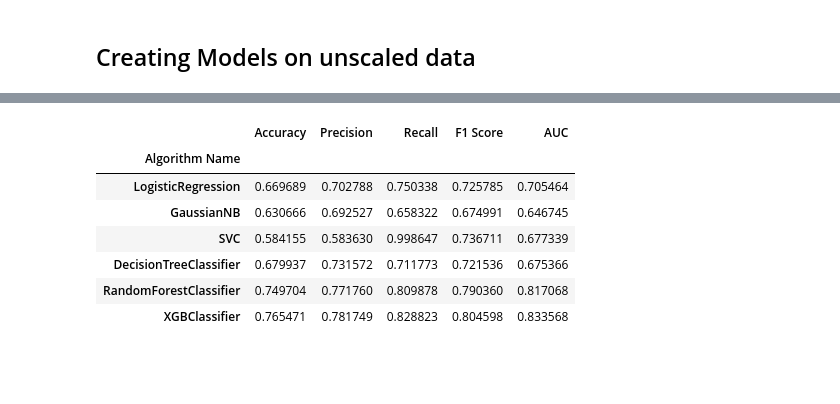
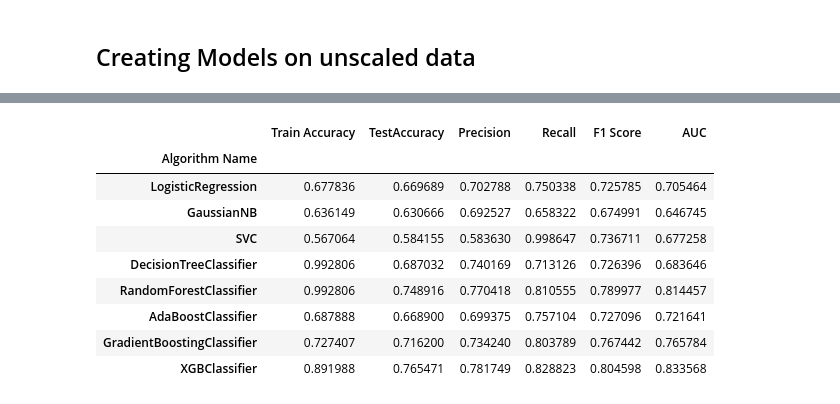
Before and after one commit to meghrajkonduskar/In-Drive-Coupon-Recommendation-Project, a Jupyter notebook: In-Drive-Coupon-Recommendation.ipynb, the cells around one changed output, grey strips where cells are left out. Drawn from its saved outputs; the diff is of its cells as text; code cells hidden in the pictures; blank space fills up the shorter version.

```diff
--- a/In-Drive-Coupon-Recommendation.ipynb
+++ b/In-Drive-Coupon-Recommendation.ipynb
@@ -408,21 +406,29 @@ def create_model(X_train, X_test, y_train, y_test, algorithm):
 
     # Predicting target variable
     y_pred = model.predict(X_test)
+    y_pred_train = model.predict(X_train)
 
     # Evaluation of model
+    # Train Accuracy Score
+    train_accuracy = accuracy_score(y_train, y_pred_train)
+    print(f"Train Accuracy Score of {algorithm.__name__}: {train_accuracy}\n")
+    # Test Accuracy Score
+    test_accuracy = accuracy_score(y_test, y_pred)
+    print(f"Test Accuracy Score of {algorithm.__name__}: {test_accuracy}\n")
+    print("-" * 100)
+    print()
+
     # Classification report
     print(f"Classification Report of {algorithm.__name__}: \n {classification_report(y_test, y_pred)}")
     print("-" * 100)
     print()
 
-    # Accuracy Score
-    accuracy = accuracy_score(y_test, y_pred)
-    print(f"Accuracy Score of {algorithm.__name__}: {accuracy}\n")
-
     # Confusion Matrix
     print(f"Confusion Matrix of {algorithm.__name__}:")
     plt.figure(figsize=(10, 5))
     sns.heatmap(confusion_matrix(y_test, y_pred), annot=True, fmt='g');
+    plt.xlabel("Predicted")
+    plt.ylabel("Actual")
     plt.title('Confusion Matrix', fontsize=20)
     plt.show()
 
@@ -439,17 +445,18 @@ def create_model(X_train, X_test, y_train, y_test, algorithm):
     precision = precision_score(y_test, y_pred)
     recall = recall_score(y_test, y_pred)
     f1score = f1_score(y_test, y_pred)
-    return algo.__name__, accuracy, precision, recall, f1score, roc_auc
+    return algorithm.__name__, train_accuracy, test_accuracy, precision, recall, f1score, roc_auc
 # %% [markdown]
 ## Creating Models on unscaled data
 # %%
-algorithms = [LogisticRegression, GaussianNB, SVC, DecisionTreeClassifier, RandomForestClassifier, XGBClassifier]
-results = []
+algorithms = [LogisticRegression, GaussianNB, SVC, DecisionTreeClassifier,
+              RandomForestClassifier, AdaBoostClassifier, GradientBoostingClassifier, XGBClassifier]
+results_unscaled = []
 for algo in algorithms:
     print("---------------------------------------------------------------------------------------------------------")
     print(f"                                          {algo.__name__}                                               ")
     print("---------------------------------------------------------------------------------------------------------")
-    results.append(create_model(X_train, X_test, y_train, y_test, algo))
+    results_unscaled.append(create_model(X_train, X_test, y_train, y_test, algo))
 # %% [output]
 ---------------------------------------------------------------------------------------------------------
                                           LogisticRegression
@@ -535,15 +538,19 @@ Confusion Matrix of DecisionTreeClassifier:
 # %%
-results = pd.DataFrame(results, columns=['Algorithm Name', 'Accuracy', 'Precision', 'Recall', 'F1 Score', 'AUC'])
+results_unscaled = pd.DataFrame(results_unscaled, columns=['Algorithm Name', 'Train Accuracy', 'TestAccuracy',
+                                         'Precision', 'Recall', 'F1 Score', 'AUC'])
 
 # Set the 'Algorithm Name' as the index
-results.set_index('Algorithm Name', inplace=True)
-results
+results_unscaled.set_index('Algorithm Name', inplace=True)
+results_unscaled.to_csv(cwd + "/Results./results_unscaled_dataset.csv")
+results_unscaled
 # %% [output]
-|  | Accuracy | Precision | Recall | F1 Score | AUC |
-| Algorithm Name |  |  |  |  |  |
-| LogisticRegression | 0.669689 | 0.702788 | 0.750338 | 0.725785 | 0.705464 |
-| GaussianNB | 0.630666 | 0.692527 | 0.658322 | 0.674991 | 0.646745 |
-| SVC | 0.584155 | 0.583630 | 0.998647 | 0.736711 | 0.677339 |
-| DecisionTreeClassifier | 0.679937 | 0.731572 | 0.711773 | 0.721536 | 0.675366 |
-| RandomForestClassifier | 0.749704 | 0.771760 | 0.809878 | 0.790360 | 0.817068 |
-| XGBClassifier | 0.765471 | 0.781749 | 0.828823 | 0.804598 | 0.833568 |
+|  | Train Accuracy | TestAccuracy | Precision | Recall | F1 Score | AUC |
+| Algorithm Name |  |  |  |  |  |  |
+| LogisticRegression | 0.677836 | 0.669689 | 0.702788 | 0.750338 | 0.725785 | 0.705464 |
+| GaussianNB | 0.636149 | 0.630666 | 0.692527 | 0.658322 | 0.674991 | 0.646745 |
+| SVC | 0.567064 | 0.584155 | 0.583630 | 0.998647 | 0.736711 | 0.677258 |
+| DecisionTreeClassifier | 0.992806 | 0.687032 | 0.740169 | 0.713126 | 0.726396 | 0.683646 |
+| RandomForestClassifier | 0.992806 | 0.748916 | 0.770418 | 0.810555 | 0.789977 | 0.814457 |
+| AdaBoostClassifier | 0.687888 | 0.668900 | 0.699375 | 0.757104 | 0.727096 | 0.721641 |
+| GradientBoostingClassifier | 0.727407 | 0.716200 | 0.734240 | 0.803789 | 0.767442 | 0.765784 |
+| XGBClassifier | 0.891988 | 0.765471 | 0.781749 | 0.828823 | 0.804598 | 0.833568 |
```
Also changed, not shown: parts of 31 cells of this notebook, 4 other files.
